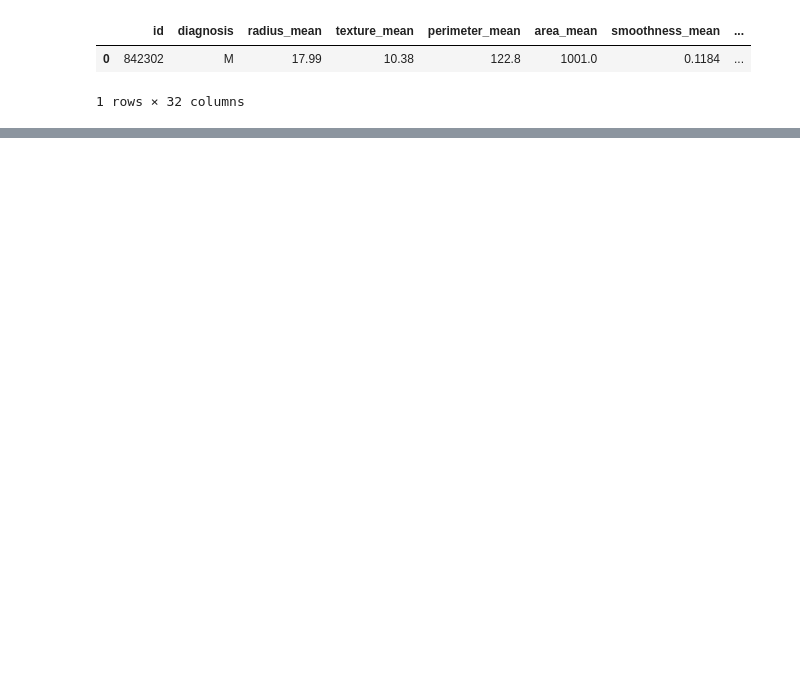
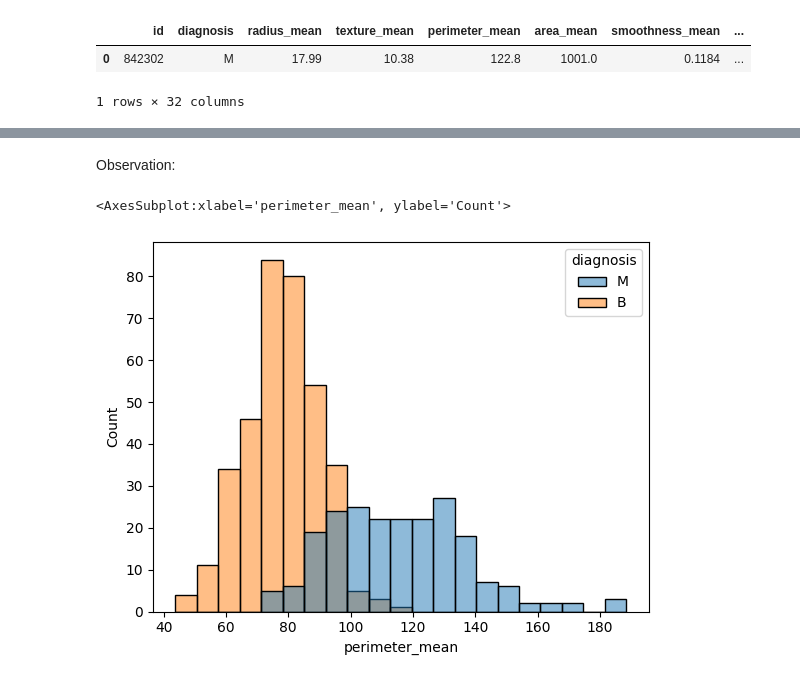
Before and after one commit to amanjaiswalofficial/machine-learning-engineer-roadmap, a Jupyter notebook: kaggle-notebooks/05-breast-cancer-prediction-clustering.ipynb, the cells around one changed output, grey strips where cells are left out. Saved outputs shown, nothing was run; the diff lists cells and outputs as text; code cells hidden in the pictures; blank space fills up the shorter version.

```diff
--- a/kaggle-notebooks/05-breast-cancer-prediction-clustering.ipynb
+++ b/kaggle-notebooks/05-breast-cancer-prediction-clustering.ipynb
@@ -35,0 +51,7 @@ df.head(1)
+# %% [markdown]
+Observation:
+# %%
+sns.histplot(data=df, x="perimeter_mean", hue="diagnosis")
+# %% [output]
+<AxesSubplot:xlabel='perimeter_mean', ylabel='Count'>
+[figure, added]
```
Also changed, not shown: parts of 49 cells of this notebook.
